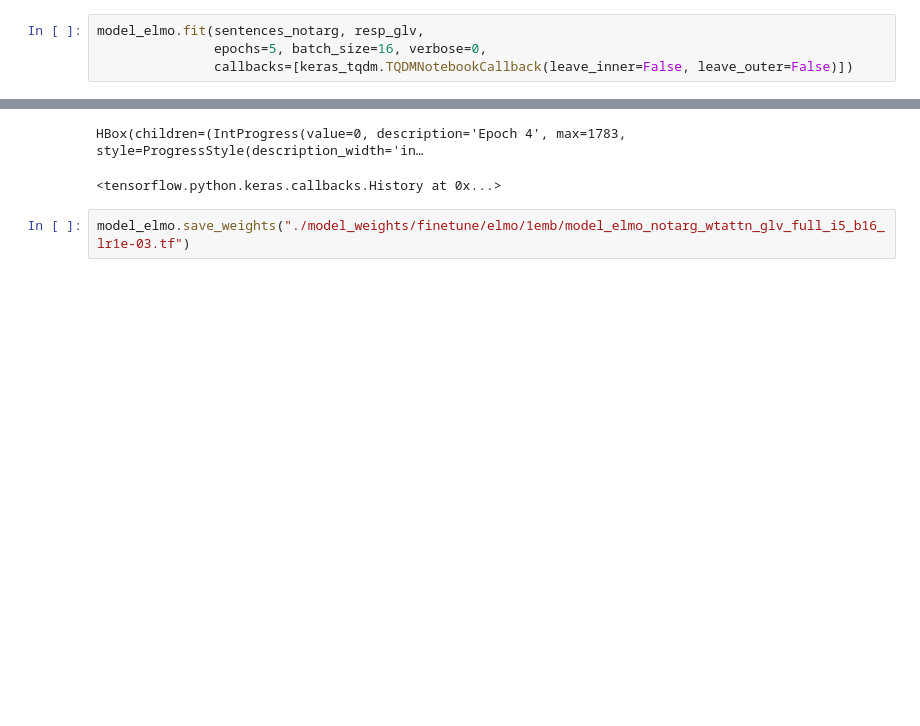
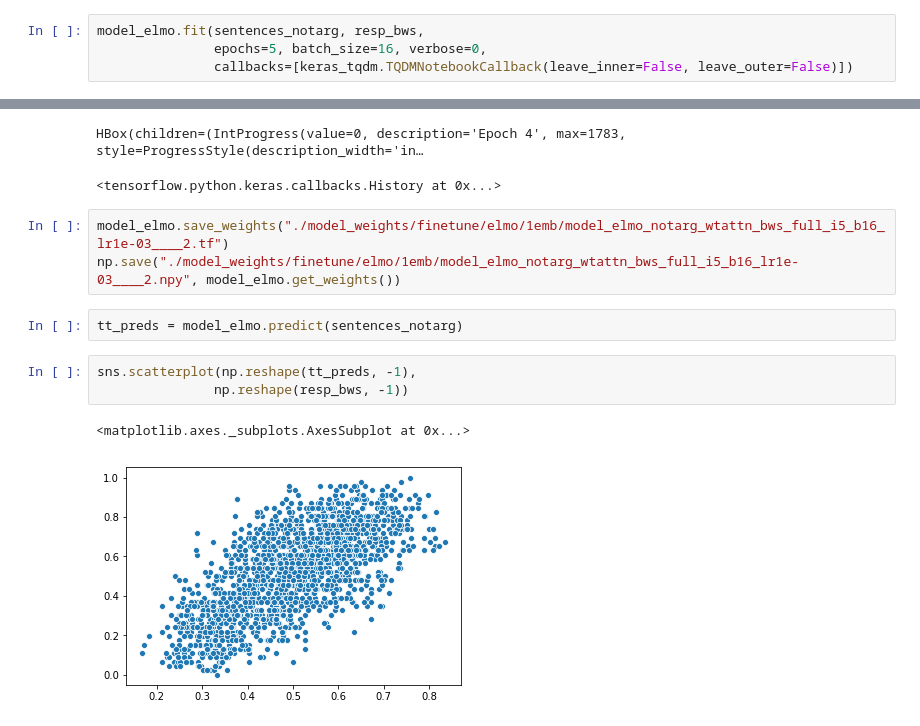
Before and after one commit to sungjinnam/contextual_informativeness, a Jupyter notebook: result1_1_1_elmo_modelstructure_sel.ipynb, the cells around one changed output, grey strips where cells are left out. Cells and saved outputs as stored; diff of their text form; blank space fills up the shorter version.

```diff
--- a/result1_1_1_elmo_modelstructure_sel.ipynb
+++ b/result1_1_1_elmo_modelstructure_sel.ipynb
@@ -307,7 +307,7 @@ sess = tf.Session()
 model_elmo = build_model_elmo(MAX_SEQ_LEN, finetune_emb=True, attention_layer=True, sep_cntx_targ=False, lr=1e-3)
 initialize_vars(sess)
 # %%
-model_elmo.fit(sentences_notarg, resp_glv,
+model_elmo.fit(sentences_notarg, resp_bws,
                epochs=5, batch_size=16, verbose=0,
                callbacks=[keras_tqdm.TQDMNotebookCallback(leave_inner=False, leave_outer=False)])
 # %% [output]
@@ -319,4 +319,13 @@ HBox(children=(IntProgress(value=0, description='Epoch 3', max=1783, style=Progr
 HBox(children=(IntProgress(value=0, description='Epoch 4', max=1783, style=ProgressStyle(description_width='in…
 <tensorflow.python.keras.callbacks.History at 0x...>
 # %%
-model_elmo.save_weights("./model_weights/finetune/elmo/1emb/model_elmo_notarg_wtattn_glv_full_i5_b16_lr1e-03.tf")
+model_elmo.save_weights("./model_weights/finetune/elmo/1emb/model_elmo_notarg_wtattn_bws_full_i5_b16_lr1e-03____2.tf")
+np.save("./model_weights/finetune/elmo/1emb/model_elmo_notarg_wtattn_bws_full_i5_b16_lr1e-03____2.npy", model_elmo.get_weights())
+# %%
+tt_preds = model_elmo.predict(sentences_notarg)
+# %%
+sns.scatterplot(np.reshape(tt_preds, -1),
+               np.reshape(resp_bws, -1))
+# %% [output]
+<matplotlib.axes._subplots.AxesSubplot at 0x...>
+[figure, added]
```
Also changed, not shown: 6 other files.
